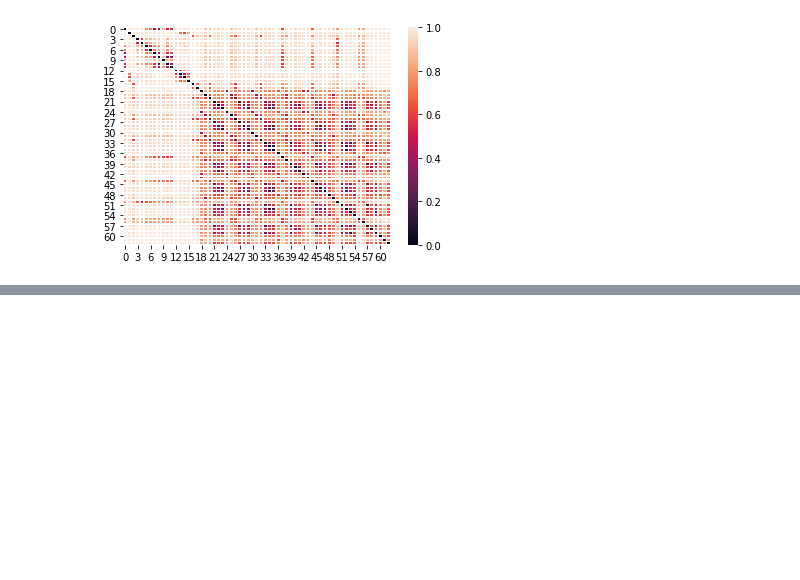
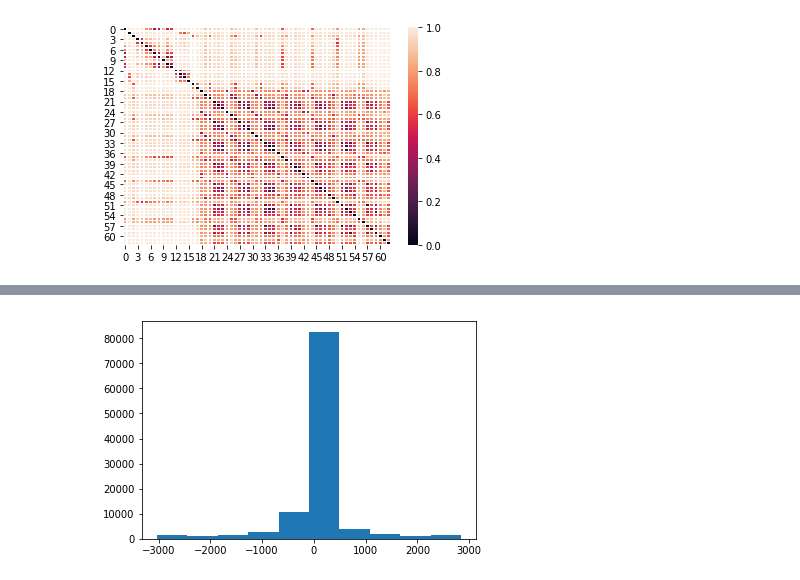
Before and after one commit to joergsimon/thesis, a Jupyter notebook: gesture-analysis/scripts/Description of Raw Data.ipynb, the cells around one changed output, grey strips where cells are left out. Saved outputs shown, nothing was run; the diff lists cells and outputs as text; code cells hidden in the pictures; blank space fills up the shorter version.

```diff
--- a/gesture-analysis/scripts/Description of Raw Data.ipynb
+++ b/gesture-analysis/scripts/Description of Raw Data.ipynb
@@ -1360,0 +1022,10 @@ plt.show()
+# %%
+# according to that values of channel 21 and 22 are very similar
+# (I guess they are x,y form acceleromter) but f.e. 10. 10 again is similar to 11.
+# let's check that for user MS55:
+vals = val_('MS55', cols[21], None, 'all_values')
+plt.hist(vals)
+plt.show()
+plt.close()
+# %% [output]
+[figure, added]
```
Also changed, not shown: parts of 54 cells of this notebook, 1 other file.
